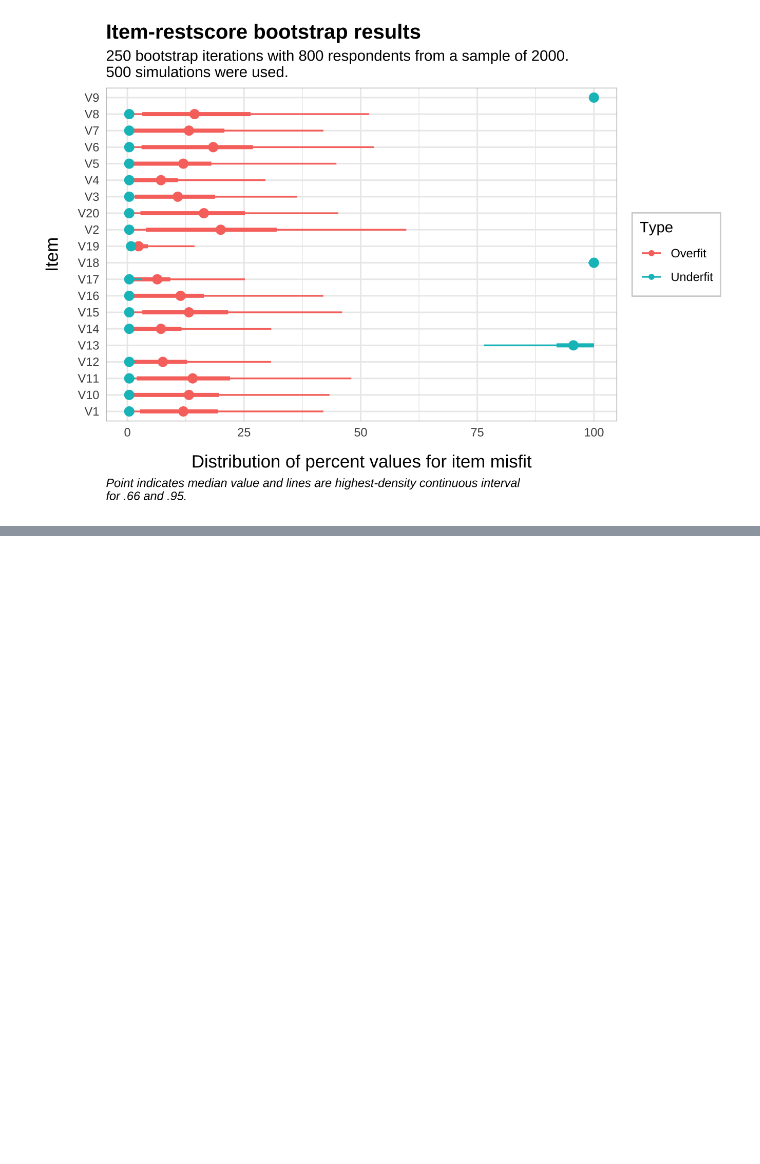
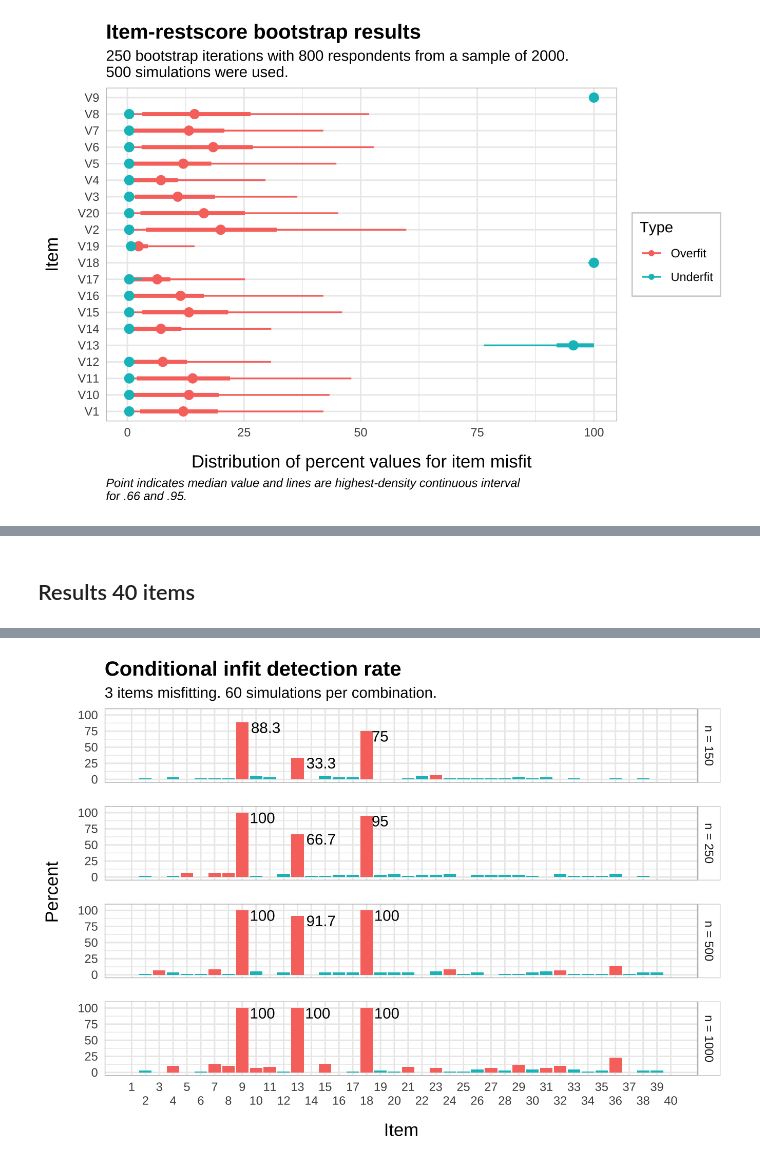
Before and after one commit to pgmj/rasch_itemfit, a Jupyter notebook: index.embed.ipynb, the cells around one changed output, grey strips where cells are left out. Drawn from its saved outputs; the diff is of its cells as text; code cells hidden in the pictures; blank space fills up the shorter version.

```diff
--- a/index.embed.ipynb
+++ b/index.embed.ipynb
@@ -1248,0 +1497,48 @@ saveRDS(irb250,"data/irb250.rds")
+# %%
+ir40 <- readRDS("data/ir40.rds")
+ir10 <- readRDS("data/ir10.rds")
+
+ifb40_60 <- readRDS("data/ifb40_60i.rds")
+
+ir40_df <- bind_rows(ir40)
+ir10_df <- bind_rows(ir10)
+
+ifb40_df <- bind_rows(ifb40_60)
+# %% [markdown]
+## Results 40 items
+# %%
+ifb40_df %>%
+  group_by(samplesize) %>%
+  filter(!infit_diff == "no misfit") %>%
+  count(item, .drop = F) %>%
+  mutate(Percent = round(n/60*100,1)) %>%
+  ungroup() %>%
+  mutate(samplesize = factor(samplesize, levels = c(150,250,500,1000,2000),
+                             labels = c("n = 150",
+                                        "n = 250",
+                                        "n = 500",
+                                        "n = 1000",
+                                        "n = 2000"))) %>%
+
+  ggplot(aes(x = item, y = Percent)) +
+  geom_col(aes(fill = ifelse(Percent > 5, "a","b"))) +
+  geom_text(data = . %>% filter(item == 9),
+            aes(label = Percent),
+            position = position_dodge(width = 0.9),
+            hjust = -0.3, vjust = 1) +
+    geom_text(data = . %>% filter(item == 13),
+            aes(label = Percent),
+            position = position_dodge(width = 0.9),
+            hjust = -0.3, vjust = 1) +
+    geom_text(data = . %>% filter(item == 18),
+            aes(label = Percent),
+            position = position_dodge(width = 0.9),
+            hjust = -0.3, vjust = 1) +
+  scale_y_continuous(limits = c(0,105), breaks = seq(0,100,25)) +
+  scale_x_continuous('Item', limits = c(1,40), breaks = seq(1,40,1), guide = guide_axis(n.dodge = 2), minor_breaks = NULL) +
+  guides(fill = "none") +
+  facet_grid(samplesize~.) +
+  theme_rise(fontfamily = "sans") +
+  labs(subtitle = "3 items misfitting. 60 simulations per combination.",
+       title = "Conditional infit detection rate")
+# %% [output]
@@ -1248,0 +1547 @@ saveRDS(irb250,"data/irb250.rds")
+[figure, added]
```
Also changed, not shown: parts of 22 cells of this notebook, 53 other files.
